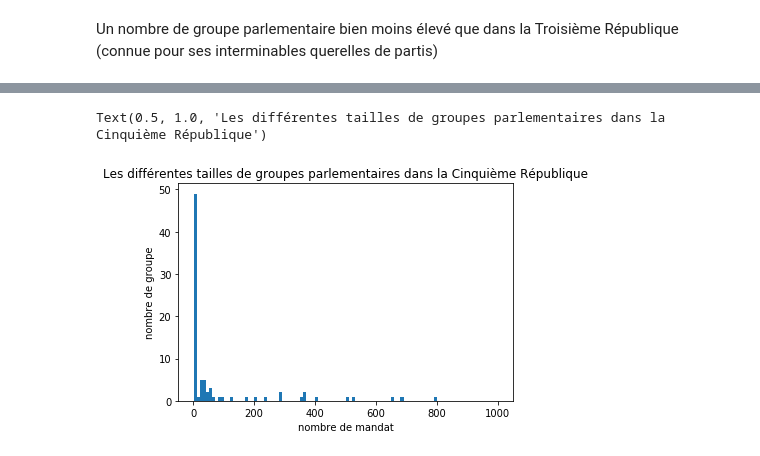
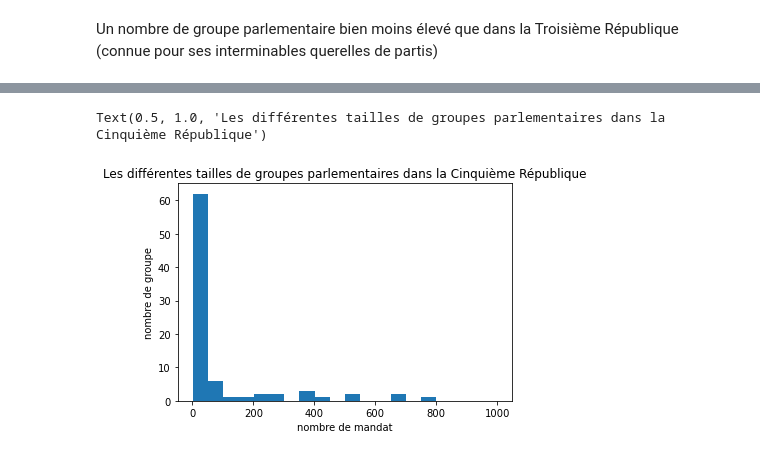
Before and after one commit to dusylvain/Projet-Python-deputes, a Jupyter notebook: statistiques_descriptives_depute.ipynb, the cells around one changed output, grey strips where cells are left out. Saved outputs shown, nothing was run; the diff lists cells and outputs as text; code cells hidden in the pictures.

```diff
--- a/statistiques_descriptives_depute.ipynb
+++ b/statistiques_descriptives_depute.ipynb
@@ -4,7 +4,7 @@ import numpy as np
 import matplotlib.pyplot as plt
 import descartes
 # %%
-user='S'
+user='G'
 
 if user=='S':
     import geopandas as gpd
@@ -627,7 +669,7 @@ def Statgroupe (base_dep, mandatgroupe=True):
         baseleg=base_dep[base_dep['Législature']==legislature]
         nbregrleg+=[baseleg['Groupe'].unique().shape[0]]
         if mandatgroupe:
-            date_leg+=[min(baseleg.tail(1)['Date debut mandat']).year]
+            date_leg+=[min(baseleg['Date debut mandat'].tail(1)).year]
     totgroupe=base_dep['Groupe'].unique().shape[0]
     moydureegr=sum(nbregrleg)/totgroupe#le nombre moyen de législature d'un groupe correspond à la somme du nombre de groupes sur les législatures / le nombre total de groupe
     if mandatgroupe :
@@ -699,10 +781,10 @@ Text(0.5, 1.0, 'Les différentes tailles de groupes parlementaires')
 # %%
 De nombreux groupes parlementaires de la Troisième République ont eu très peu de députés.
 # %%
-plt.hist(mandatgroupe_5, range=(1, 1000), bins = 100)
+plt.hist(mandatgroupe_5, range=(1, 1000), bins = 20)
 plt.xlabel('nombre de mandat')
 plt.ylabel('nombre de groupe')
 plt.title('Les différentes tailles de groupes parlementaires dans la Cinquième République')
 # %% [output]
 Text(0.5, 1.0, 'Les différentes tailles de groupes parlementaires dans la Cinquième République')
-[figure, old version]
+[figure, new version]
```
Also changed, not shown: parts of 23 cells of this notebook.
